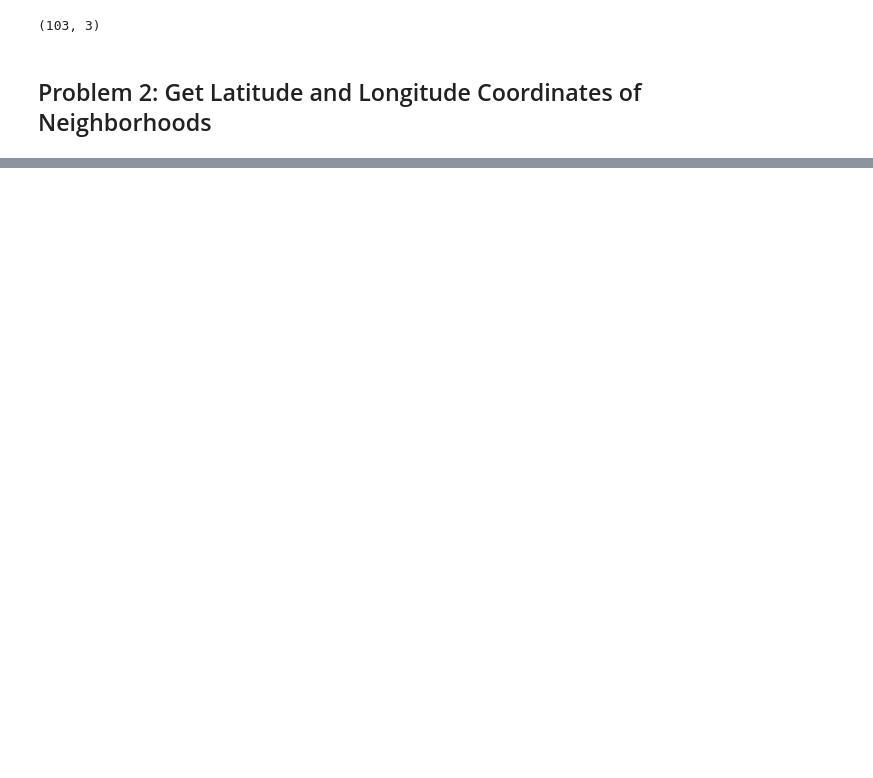
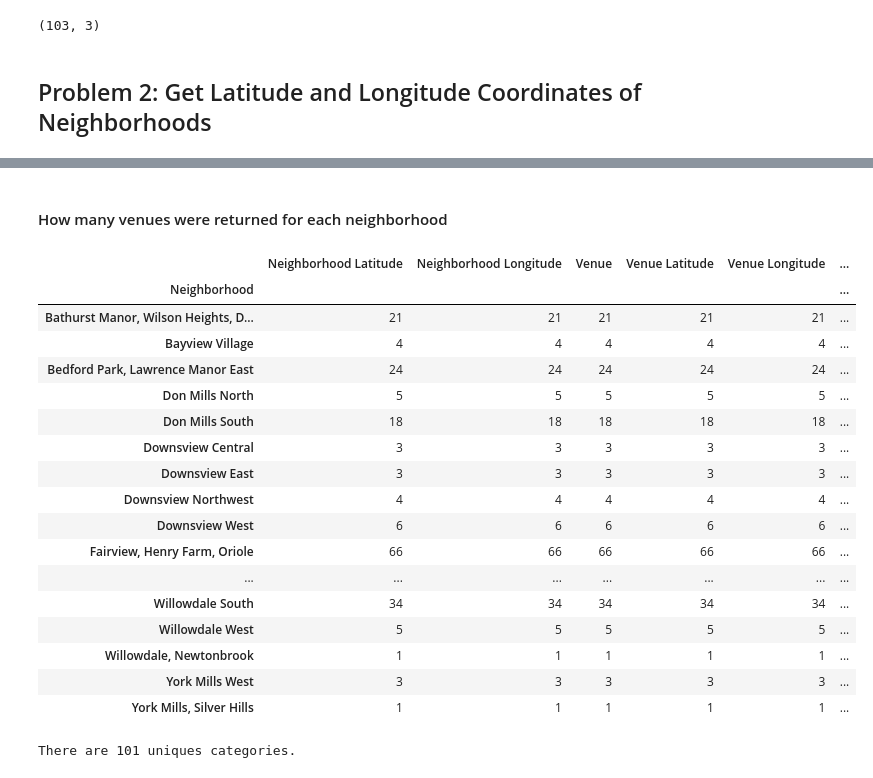
Before and after one commit to taziza245/Coursera_Capstone, a Jupyter notebook: Segmenting and Clustering Neighborhoods in Toronto.ipynb, the cells around one changed output, grey strips where cells are left out. Cells and saved outputs as stored; diff of their text form; code cells hidden in the pictures; blank space fills up the shorter version.

```diff
--- a/Segmenting and Clustering Neighborhoods in Toronto.ipynb
+++ b/Segmenting and Clustering Neighborhoods in Toronto.ipynb
@@ -131,0 +177,21 @@ AttributeError: 'NoneType' object has no attribute 'items'
+# %%
+df_toronto_york = df_toronto[df_toronto['Borough'].str.contains("North York")].reset_index(drop=True)
+df_toronto_york.head()
+
+map_toronto_york = folium.Map(location=[latitude, longitude], zoom_start=10)
+
+# add markers to map
+for lat, lng, borough, neighborhood in zip(df_toronto_york['Latitude'], df_toronto_york['Longitude'], df_toronto_york['Borough'], df_toronto_york['Neighborhood']):
+    label = '{}, {}'.format(neighborhood, borough)
+    label = folium.Popup(label, parse_html=True)
+    folium.CircleMarker(
+        [lat, lng],
+        radius=5,
+        popup=label,
+        color='blue',
+        fill=True,
+        fill_color='#3186cc',
+        fill_opacity=0.7,
+        parse_html=False).add_to(map_toronto_york)
+
+map_toronto_york
@@ -131,0 +283,28 @@ AttributeError: 'NoneType' object has no attribute 'items'
+# %% [markdown]
+#### How many venues were returned for each neighborhood
+# %%
+northyork_venues.groupby('Neighborhood').count()
+# %% [output]
+|  | Neighborhood Latitude | Neighborhood Longitude | Venue | Venue Latitude | Venue Longitude | ... |
+| Neighborhood |  |  |  |  |  | ... |
+| Bathurst Manor, Wilson Heights, D... | 21 | 21 | 21 | 21 | 21 | ... |
+| Bayview Village | 4 | 4 | 4 | 4 | 4 | ... |
+| Bedford Park, Lawrence Manor East | 24 | 24 | 24 | 24 | 24 | ... |
+| Don Mills North | 5 | 5 | 5 | 5 | 5 | ... |
+| Don Mills South | 18 | 18 | 18 | 18 | 18 | ... |
+| Downsview Central | 3 | 3 | 3 | 3 | 3 | ... |
+| Downsview East | 3 | 3 | 3 | 3 | 3 | ... |
+| Downsview Northwest | 4 | 4 | 4 | 4 | 4 | ... |
+| Downsview West | 6 | 6 | 6 | 6 | 6 | ... |
+| Fairview, Henry Farm, Oriole | 66 | 66 | 66 | 66 | 66 | ... |
+| ... | ... | ... | ... | ... | ... | ... |
+| Willowdale South | 34 | 34 | 34 | 34 | 34 | ... |
+| Willowdale West | 5 | 5 | 5 | 5 | 5 | ... |
+| Willowdale, Newtonbrook | 1 | 1 | 1 | 1 | 1 | ... |
+| York Mills West | 3 | 3 | 3 | 3 | 3 | ... |
+| York Mills, Silver Hills | 1 | 1 | 1 | 1 | 1 | ... |
+# %%
+#Unique venue categories in North York
+print('There are {} uniques categories.'.format(len(northyork_venues['Venue Category'].unique())))
+# %% [output]
+There are 101 uniques categories.
```
Also changed, not shown: parts of 34 cells of this notebook.
